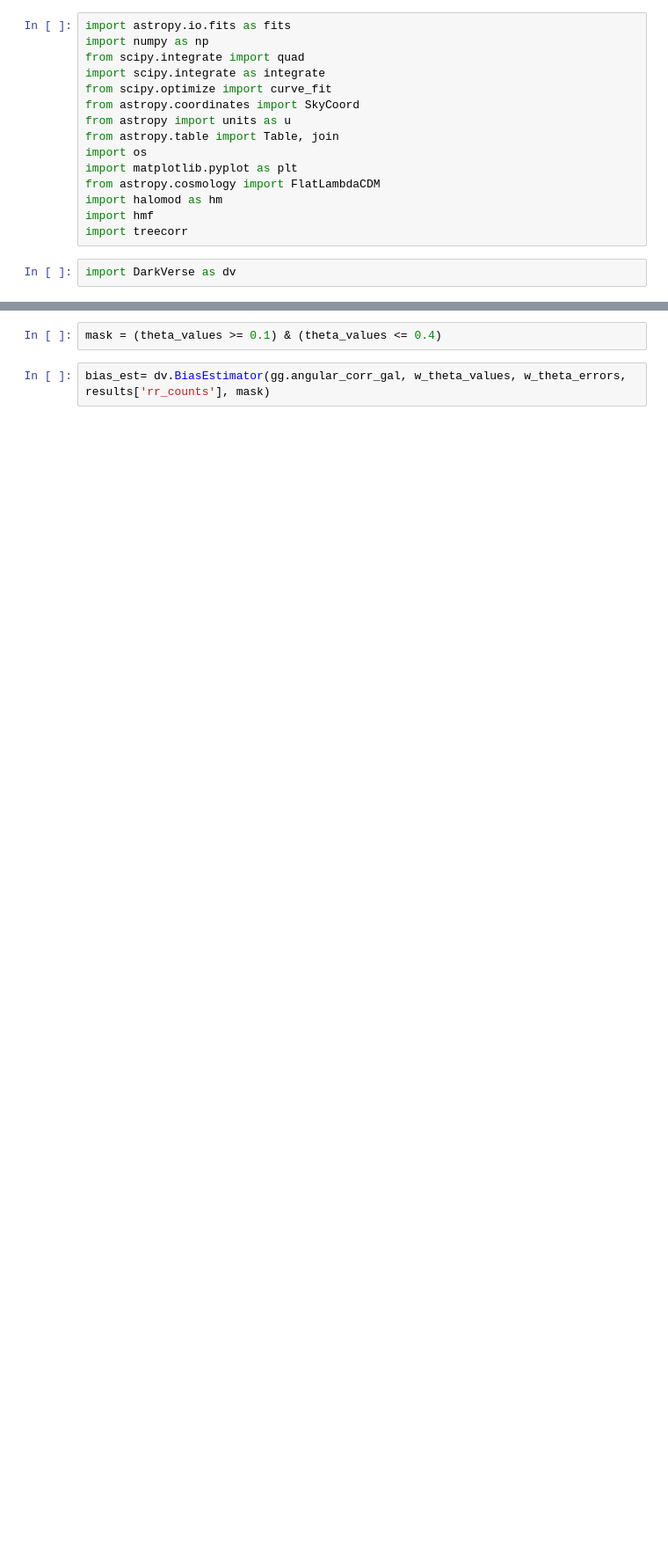
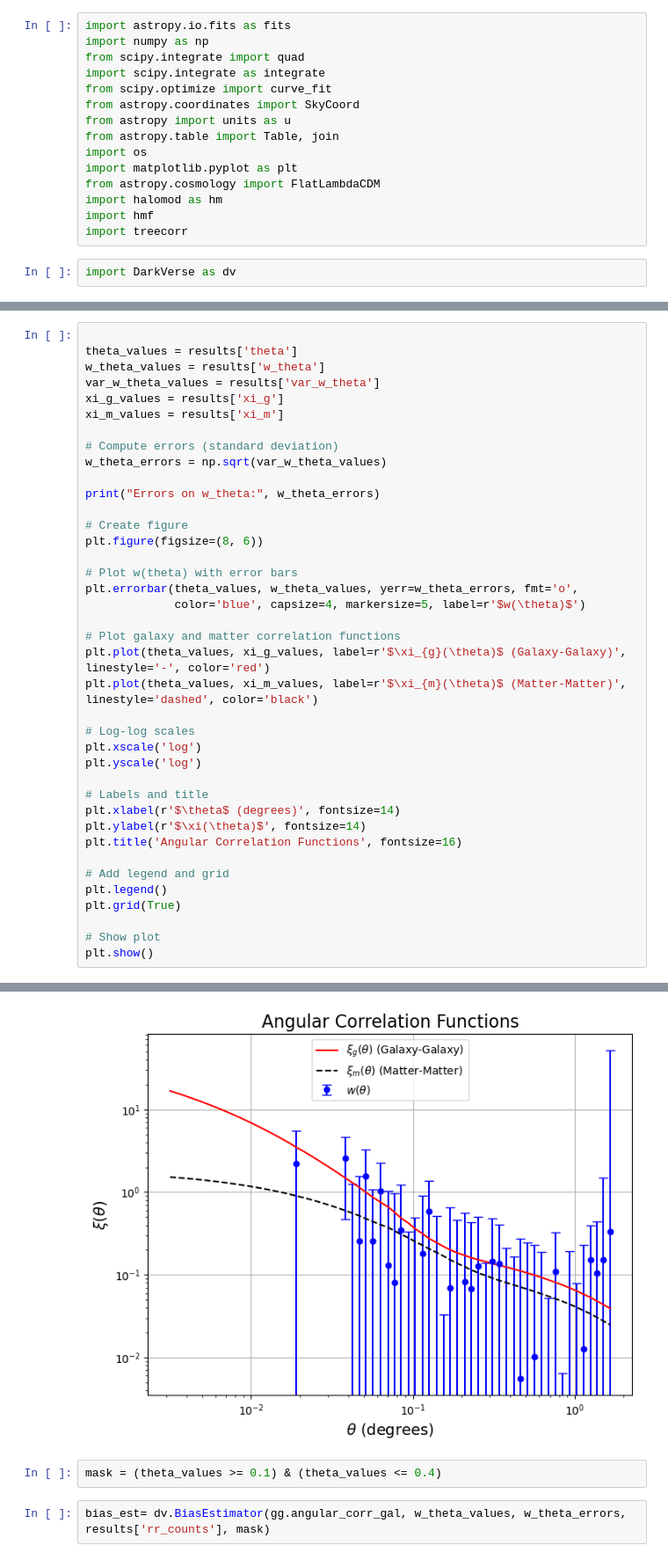
Before and after one commit to OtiliaIrina/Master_Thesis, a Jupyter notebook: New code/New_Test.ipynb, the cells around one changed output, grey strips where cells are left out. Shown at 88% size. Drawn from its saved outputs; the diff is of its cells as text; blank space fills up the shorter version.

```diff
--- a/New code/New_Test.ipynb
+++ b/New code/New_Test.ipynb
@@ -131,0 +170,40 @@ AttributeError: 'NoneType' object has no attribute 'angular_corr_matter'
+# %%
+
+theta_values = results['theta']
+w_theta_values = results['w_theta']
+var_w_theta_values = results['var_w_theta']
+xi_g_values = results['xi_g']
+xi_m_values = results['xi_m']
+
+# Compute errors (standard deviation)
+w_theta_errors = np.sqrt(var_w_theta_values)
+
+print("Errors on w_theta:", w_theta_errors)
+
+# Create figure
+plt.figure(figsize=(8, 6))
+
+# Plot w(theta) with error bars
+plt.errorbar(theta_values, w_theta_values, yerr=w_theta_errors, fmt='o',
+             color='blue', capsize=4, markersize=5, label=r'$w(\theta)$')
+
+# Plot galaxy and matter correlation functions
+plt.plot(theta_values, xi_g_values, label=r'$\xi_{g}(\theta)$ (Galaxy-Galaxy)', linestyle='-', color='red')
+plt.plot(theta_values, xi_m_values, label=r'$\xi_{m}(\theta)$ (Matter-Matter)', linestyle='dashed', color='black')
+
+# Log-log scales
+plt.xscale('log')
+plt.yscale('log')
+
+# Labels and title
+plt.xlabel(r'$\theta$ (degrees)', fontsize=14)
+plt.ylabel(r'$\xi(\theta)$', fontsize=14)
+plt.title('Angular Correlation Functions', fontsize=16)
+
+# Add legend and grid
+plt.legend()
+plt.grid(True)
+
+# Show plot
+plt.show()
+# %% [output]
@@ -132,3 +221,4 @@ AttributeError: 'NoneType' object has no attribute 'angular_corr_matter'
+[figure, added]
 # %%
 mask = (theta_values >= 0.1) & (theta_values <= 0.4)
 # %%
```
Also changed, not shown: parts of 10 cells of this notebook, 1 other file.
